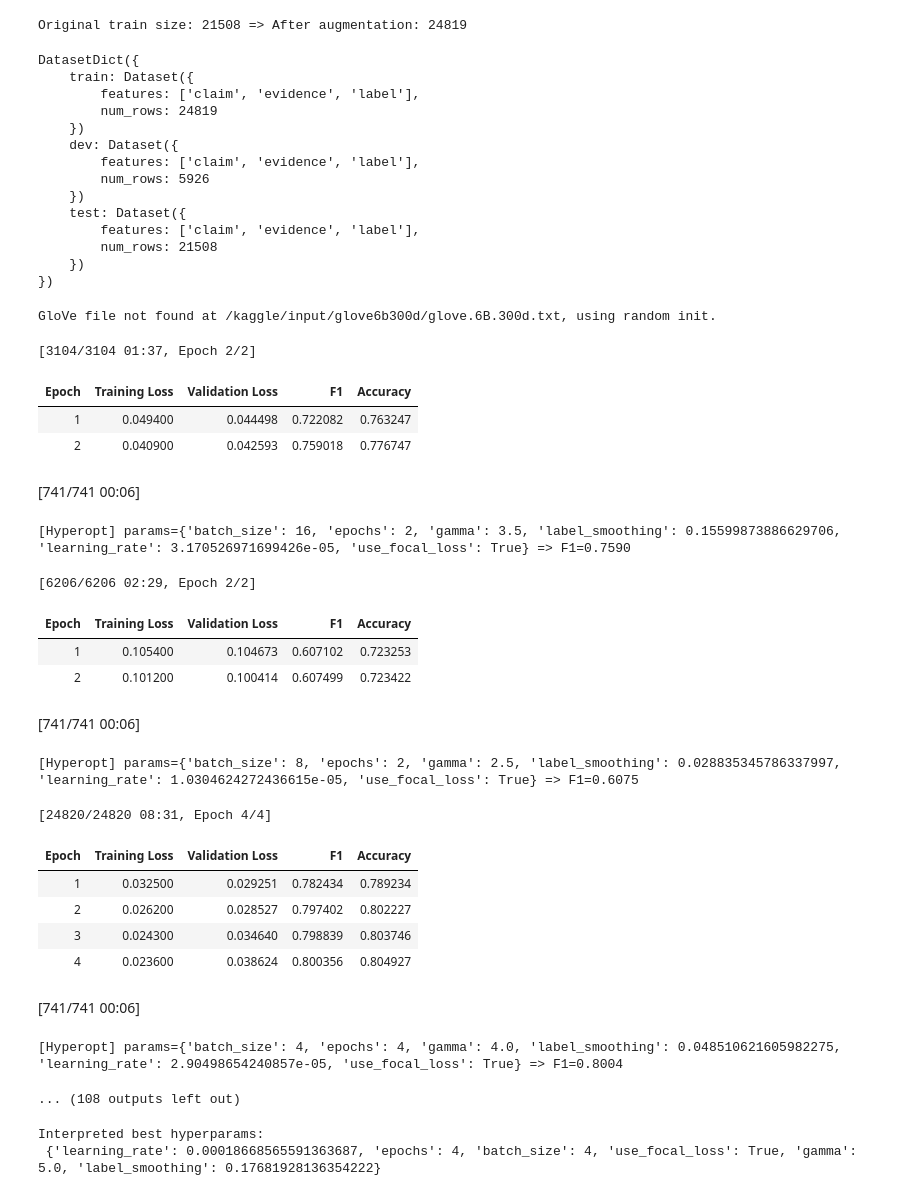
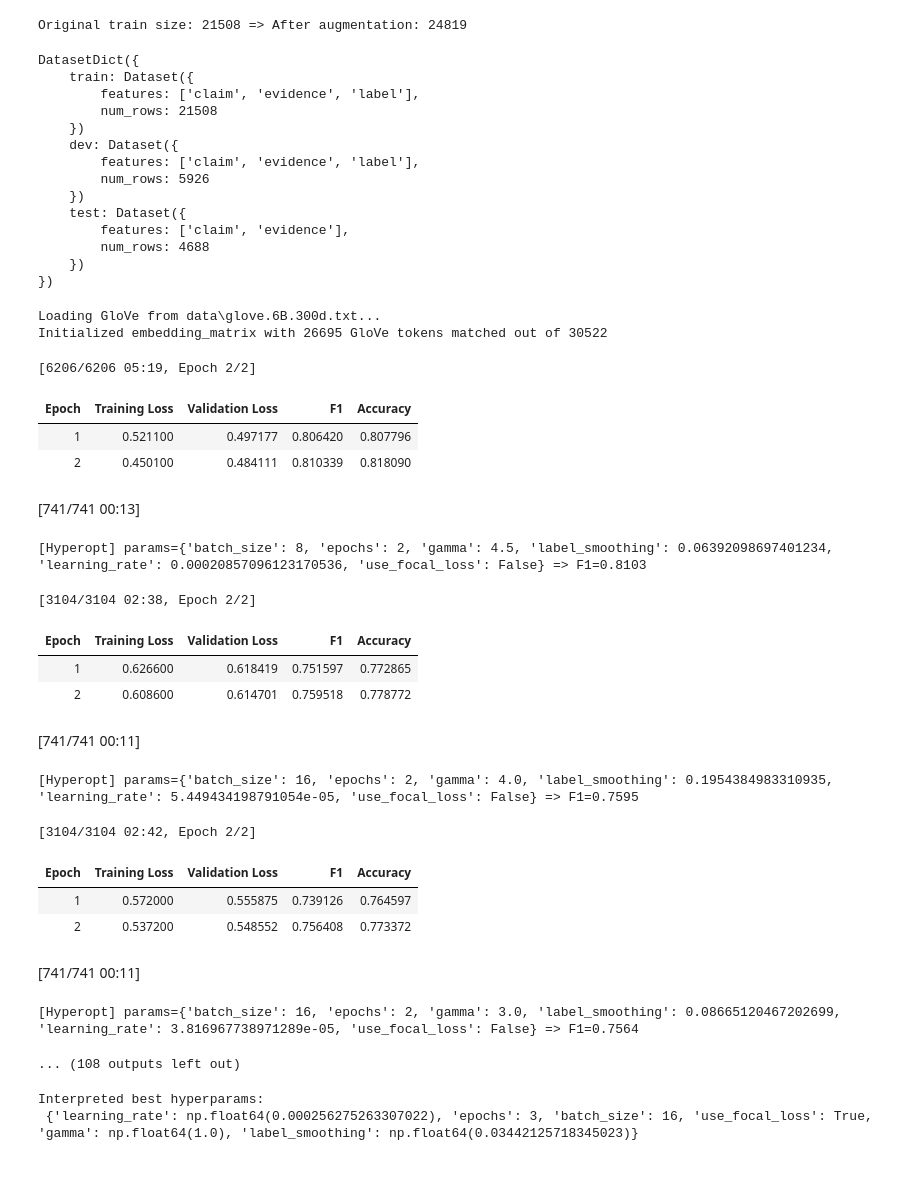
Before and after one commit to BenTheBacker/NLU---Project, a Jupyter notebook: nlu-task-b.ipynb, the cells around one changed output. Saved outputs shown, nothing was run; the diff lists cells and outputs as text; code cells hidden in the pictures.

Commit message:
finished task b

```diff
--- a/nlu-task-b.ipynb
+++ b/nlu-task-b.ipynb
@@ -22,11 +22,13 @@ from transformers import Trainer, TrainingArguments
 TESTING_FLAG = True  # If True, print debug info
 DOWNLOAD_FLAG = True # If True, handle NLTK data
 
-NLTK_DATA_DIR = "/kaggle/working/nltk_data"
-TRAIN_PATH = "/kaggle/input/nlu-ed-task/train.csv"
-DEV_PATH   = "/kaggle/input/nlu-ed-task/dev.csv"
-TEST_PATH  = "/kaggle/input/nlu-ed-task/train.csv"  # Temporary for demonstration
-OUTPUT_PATH = "test_predictions.csv"
+NLTK_DATA_DIR = "data\\nltk_data"
+TRAIN_PATH = "data\\train.csv"
+DEV_PATH   = "data\\dev.csv"
+TEST_PATH  = "data\\test.csv"
+
+BEST_MODEL_PATH = "data\\ED_B_Model.pt"
+OUTPUT_PATH = "data\\predictions.csv"
 
 AUGMENTED_COPY_CHANCE = 0.15
 EPOCH_OPTIONS = [2, 3, 4]
@@ -46,12 +48,12 @@ MAX_EVALS = 30
 EVAL_BATCH_SIZE = 8
 BEST_MODEL_METRIC = "f1"
 
-GLOVE_PATH = "/kaggle/input/glove6b300d/glove.6B.300d.txt"  # Adjust path if needed
+GLOVE_PATH = "data\\glove.6B.300d.txt"
 EMBED_DIM = 300
 HIDDEN_DIM = 256
 NUM_LAYERS = 2
 DROPOUT = 0.3
-USE_ATTENTION = True    # If True, apply a simple attention layer
+USE_ATTENTION = True
 
 # Check GPU
 device = torch.device("cuda" if torch.cuda.is_available() else "cpu")
@@ -171,15 +171,15 @@ if TESTING_FLAG:
 DatasetDict({
     train: Dataset({
         features: ['claim', 'evidence', 'label'],
-        num_rows: 24819
+        num_rows: 21508
     })
     dev: Dataset({
         features: ['claim', 'evidence', 'label'],
         num_rows: 5926
     })
     test: Dataset({
-        features: ['claim', 'evidence', 'label'],
-        num_rows: 21508
+        features: ['claim', 'evidence'],
+        num_rows: 4688
     })
 })
 # %%
@@ -220,7 +220,7 @@ encoded_dataset["test"].set_format("torch")
 # ----------------------------------------------------------------------------
 def load_glove_embeddings(glove_file, vocab, embedding_dim=300):
     """
-    Attempt to load GloVe 300d vectors and align them with the given vocab.
+    Load GloVe 300d vectors and align them with the given vocab.
     vocab: a dict {token_string: token_index}
     Returns: a numpy array [vocab_size, embedding_dim]
     """
@@ -247,9 +247,6 @@ def load_glove_embeddings(glove_file, vocab, embedding_dim=300):
 
     # For each token in the BERT-based vocab, see if it matches a GloVe word
     for token, idx in vocab.items():
-        # BERT tokens can have wordpiece prefixes like ##ing
-        # We'll do a simple check: if the token starts with "##", remove it
-        # Also try all-lowercase for matching.
         normalized = token.replace("##", "").lower()
         if normalized in glove_dict:
             embedding_matrix[idx] = glove_dict[normalized]
@@ -262,7 +259,8 @@ vocab_dict = tokenizer.get_vocab()  # {token_str: token_id}
 embedding_matrix_np, glove_found = load_glove_embeddings(GLOVE_PATH, vocab_dict, EMBED_DIM)
 embedding_matrix_tensor = torch.tensor(embedding_matrix_np)
 # %% [output]
-GloVe file not found at /kaggle/input/glove6b300d/glove.6B.300d.txt, using random init.
+Loading GloVe from data\glove.6B.300d.txt...
+Initialized embedding_matrix with 26695 GloVe tokens matched out of 30522
 # %%
 # ----------------------------------------------------------------------------
 # 7. Custom BiLSTM with optional attention
@@ -443,7 +438,7 @@ def make_trainer(model, train_ds, dev_ds, space):
         args=training_args,
         train_dataset=train_ds,
         eval_dataset=dev_ds,
-        processing_class=tokenizer,
+        tokenizer=tokenizer,
         compute_metrics=compute_metrics
     )
     return trainer
@@ -466,50 +461,48 @@ def objective(space):
         gamma=gamma,
         label_smoothing=label_smoothing,
         embedding_matrix=embedding_matrix_tensor
     )
     model.to(device)
 
     trainer = make_trainer(model, encoded_dataset["train"], encoded_dataset["dev"], space)
     trainer.train()
     metrics = trainer.evaluate(encoded_dataset["dev"])
     f1 = metrics["eval_f1"]
 
     if TESTING_FLAG:
         print(f"[Hyperopt] params={space} => F1={f1:.4f}")
     return {"loss": -f1, "status": STATUS_OK}
 
 trials = Trials()
 best = fmin(
     fn=objective,
     space=SEARCH_SPACE,
     algo=tpe.suggest,
     max_evals=MAX_EVALS,
     trials=trials
 )
 
 if TESTING_FLAG:
     print("\nHyperopt best param indices:", best)
 # %% [output]
-[3104/3104 01:37, Epoch 2/2]
+[6206/6206 05:19, Epoch 2/2]
 | Epoch | Training Loss | Validation Loss | F1 | Accuracy |
-| 1 | 0.049400 | 0.044498 | 0.722082 | 0.763247 |
-| 2 | 0.040900 | 0.042593 | 0.759018 | 0.776747 |
+| 1 | 0.521100 | 0.497177 | 0.806420 | 0.807796 |
+| 2 | 0.450100 | 0.484111 | 0.810339 | 0.818090 |
-[741/741 00:06]
+[741/741 00:13]
-[Hyperopt] params={'batch_size': 16, 'epochs': 2, 'gamma': 3.5, 'label_smoothing': 0.15599873886629706, 'learning_rate': 3.170526971699426e-05, 'use_focal_loss': True} => F1=0.7590
+[Hyperopt] params={'batch_size': 8, 'epochs': 2, 'gamma': 4.5, 'label_smoothing': 0.06392098697401234, 'learning_rate': 0.00020857096123170536, 'use_focal_loss': False} => F1=0.8103
-[6206/6206 02:29, Epoch 2/2]
+[3104/3104 02:38, Epoch 2/2]
 | Epoch | Training Loss | Validation Loss | F1 | Accuracy |
-| 1 | 0.105400 | 0.104673 | 0.607102 | 0.723253 |
-| 2 | 0.101200 | 0.100414 | 0.607499 | 0.723422 |
+| 1 | 0.626600 | 0.618419 | 0.751597 | 0.772865 |
+| 2 | 0.608600 | 0.614701 | 0.759518 | 0.778772 |
-[741/741 00:06]
+[741/741 00:11]
-[Hyperopt] params={'batch_size': 8, 'epochs': 2, 'gamma': 2.5, 'label_smoothing': 0.028835345786337997, 'learning_rate': 1.0304624272436615e-05, 'use_focal_loss': True} => F1=0.6075
+[Hyperopt] params={'batch_size': 16, 'epochs': 2, 'gamma': 4.0, 'label_smoothing': 0.1954384983310935, 'learning_rate': 5.449434198791054e-05, 'use_focal_loss': False} => F1=0.7595
-[24820/24820 08:31, Epoch 4/4]
+[3104/3104 02:42, Epoch 2/2]
 | Epoch | Training Loss | Validation Loss | F1 | Accuracy |
-| 1 | 0.032500 | 0.029251 | 0.782434 | 0.789234 |
-| 2 | 0.026200 | 0.028527 | 0.797402 | 0.802227 |
-| 3 | 0.024300 | 0.034640 | 0.798839 | 0.803746 |
-| 4 | 0.023600 | 0.038624 | 0.800356 | 0.804927 |
+| 1 | 0.572000 | 0.555875 | 0.739126 | 0.764597 |
+| 2 | 0.537200 | 0.548552 | 0.756408 | 0.773372 |
-[741/741 00:06]
+[741/741 00:11]
-[Hyperopt] params={'batch_size': 4, 'epochs': 4, 'gamma': 4.0, 'label_smoothing': 0.048510621605982275, 'learning_rate': 2.90498654240857e-05, 'use_focal_loss': True} => F1=0.8004
+[Hyperopt] params={'batch_size': 16, 'epochs': 2, 'gamma': 3.0, 'label_smoothing': 0.08665120467202699, 'learning_rate': 3.816967738971289e-05, 'use_focal_loss': False} => F1=0.7564
 ... (108 outputs left out)
 # %%
 # ----------------------------------------------------------------------------
@@ -532,7 +525,7 @@ if TESTING_FLAG:
     print("Interpreted best hyperparams:\n", final_params)
 # %% [output]
 Interpreted best hyperparams:
- {'learning_rate': 0.00018668565591363687, 'epochs': 4, 'batch_size': 4, 'use_focal_loss': True, 'gamma': 5.0, 'label_smoothing': 0.17681928136354222}
+ {'learning_rate': np.float64(0.000256275263307022), 'epochs': 3, 'batch_size': 16, 'use_focal_loss': True, 'gamma': np.float64(1.0), 'label_smoothing': np.float64(0.03442125718345023)}
 # %%
 # ----------------------------------------------------------------------------
 # 9. Train Final Model
```
Also changed, not shown: parts of 11 cells of this notebook, 4 other files.
